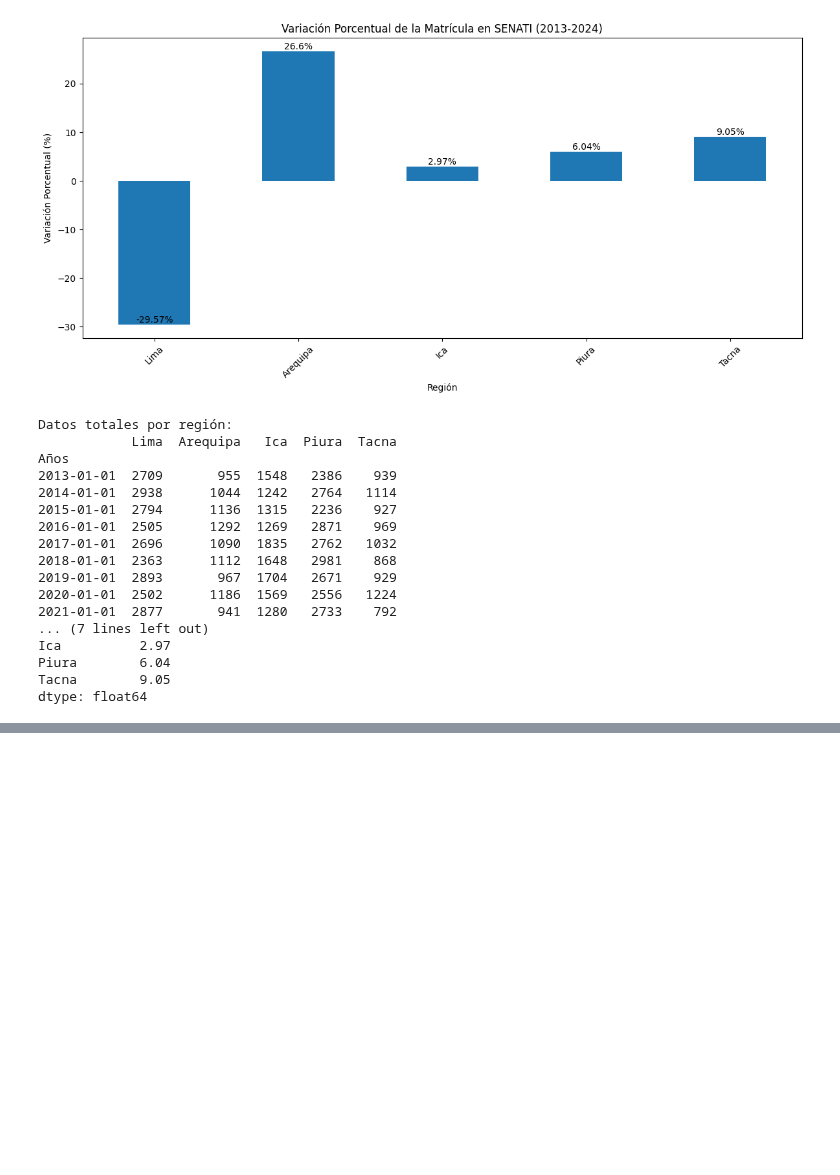
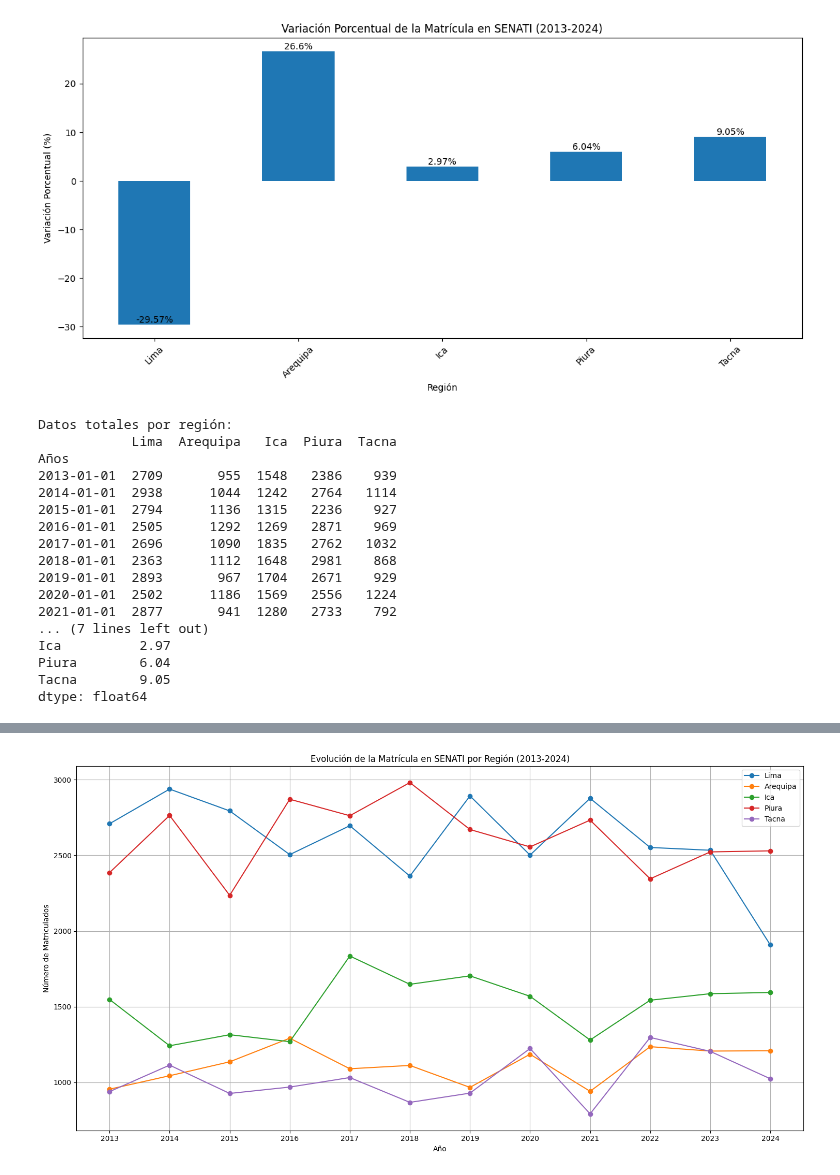
Before and after one commit to juanitoeldesastre/seminario1, a Jupyter notebook: 15-10-24/semi-evo-matricula.ipynb, the cells around one changed output, grey strips where cells are left out. Cells and saved outputs as stored; diff of their text form; code cells hidden in the pictures; blank space fills up the shorter version.

Commit message:
Add scatter plot, line plot, and bar chart for SENATI enrollment data

```diff
--- a/15-10-24/semi-evo-matricula.ipynb
+++ b/15-10-24/semi-evo-matricula.ipynb
@@ -224,0 +182,87 @@ Gráficos generados: 'evolucion_matricula_senati.png' y 'variacion_porcentual_ma
+# %%
+import numpy as np
+import pandas as pd
+import matplotlib.pyplot as plt
+
+np.random.seed(42)
+
+def generar_datos(departamento, sedes, inicio, fin):
+    años = pd.date_range(start=inicio, end=fin, freq='AS-JAN')  # AS-JAN para el 1 de enero de cada año
+    datos = pd.DataFrame({
+        'Años': años,
+        **{sede: np.random.randint(344, 692, size=len(años)) for sede in sedes}
+    })
+    datos.set_index('Años', inplace=True)
+    return datos
+
+# Definir regiones y sedes
+regiones = {
+    'Lima': ['Villa el Salvador', 'Surco', 'La Victoria', 'Centro', 'Independencia'],
+    'Arequipa': ['Ilo', 'Arequipa'],
+    'Ica': ['Chincha Alta', 'Pisco', 'Ica'],
+    'Piura': ['Talara', 'Suliana', 'Piura', 'Paita', 'Sechura'],
+    'Tacna': ['Baquijano y Carrillo', 'Bolivar']
+}
+
+# Generar y almacenar datos
+datos_regiones = {}
+for departamento, sedes in regiones.items():
+    datos_regiones[departamento] = generar_datos(departamento, sedes, '2013-01-01', '2024-01-01')
+
+# Calcular total por región
+totales_regiones = {region: datos.sum(axis=1) for region, datos in datos_regiones.items()}
+df_totales = pd.DataFrame(totales_regiones)
+
+# Gráfico de líneas para la evolución de la matrícula
+plt.figure(figsize=(15, 8))
+for region in df_totales.columns:
+    plt.plot(df_totales.index.year, df_totales[region], marker='o', label=region)
+
+plt.title('Evolución de la Matrícula en SENATI por Región (2013-2024)')
+plt.xlabel('Año')
+plt.ylabel('Número de Matriculados')
+plt.legend()
+plt.grid(True)
+plt.xticks(range(2013, 2025))
+plt.tight_layout()
+plt.show()
+
+# Calcular y graficar variación porcentual
+variacion = ((df_totales.iloc[-1] - df_totales.iloc[0]) / df_totales.iloc[0] * 100).round(2)
+
+plt.figure(figsize=(12, 6))
+variacion.plot(kind='bar')
+plt.title('Variación Porcentual de la Matrícula en SENATI (2013-2024)')
+plt.xlabel('Región')
+plt.ylabel('Variación Porcentual (%)')
+plt.xticks(rotation=45)
+for i, v in enumerate(variacion):
+    plt.text(i, v, f'{v}%', ha='center', va='bottom')
+plt.tight_layout()
+plt.show()
+
+# Nueva gráfica: Comparación de número de matriculados en 2024 por región (scatter plot)
+plt.figure(figsize=(12, 6))
+
+# Creamos una secuencia de números para las regiones (en lugar de usar solo el año 2024)
+x = np.arange(len(df_totales.columns))  # Crear un array de índices para cada región
+y = df_totales.iloc[-1]  # Obtener el número de matriculados en 2024 (última fila)
+
+# Dibujar la gráfica de dispersión
+plt.scatter(x, y, color='red')
+
+# Añadir etiquetas de las regiones en el eje X
+plt.xticks(x, df_totales.columns, rotation=45)
+
+# Añadir valores sobre cada punto en el gráfico
+for i in range(len(x)):
+    plt.text(x[i], y[i], f'{int(y[i])}', fontsize=9, ha='center', va='bottom')
+
+# Configuración de títulos y etiquetas
+plt.title('Comparación del Número de Matriculados en 2024 por Región (Scatter)')
+plt.xlabel('Región')
+plt.ylabel('Número de Matriculados en 2024')
+plt.tight_layout()
+plt.show()
+# %% [output]
+[figure, added]
```
Also changed, not shown: parts of 3 cells of this notebook.
